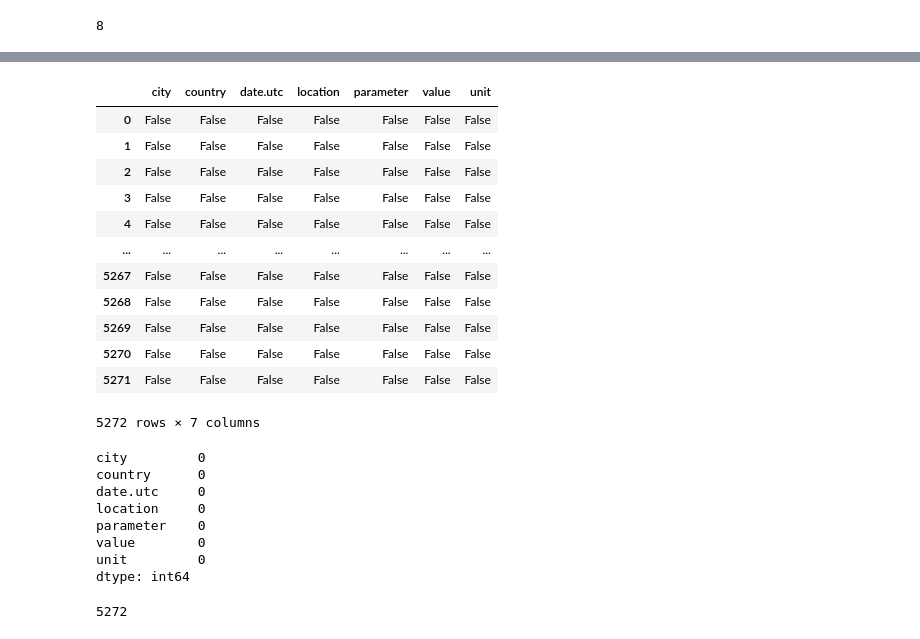
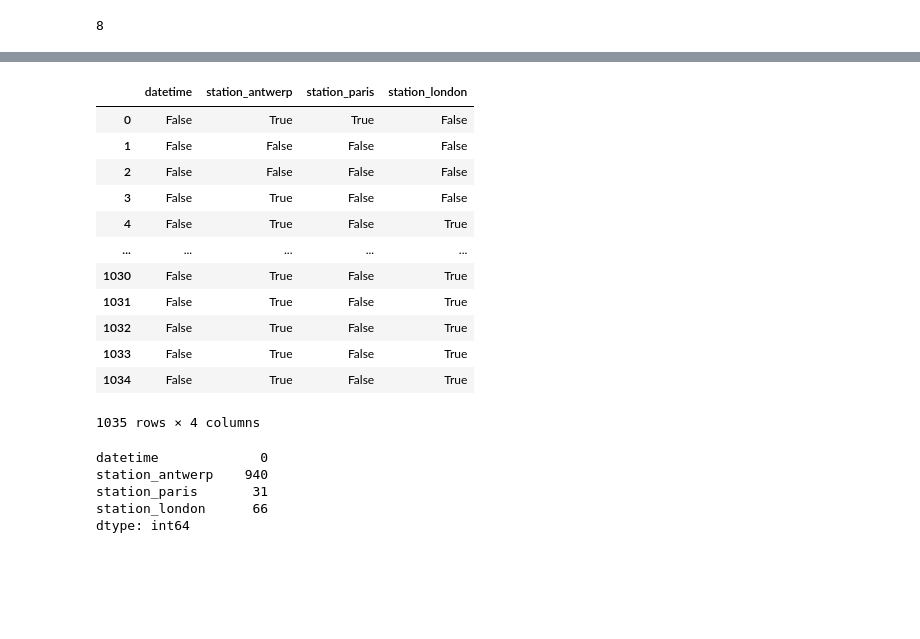
Before and after one commit to Digvijay1000/Pandas, a Jupyter notebook: Digvi_Practice_Pandas.ipynb, the cells around one changed output, grey strips where cells are left out. Cells and saved outputs as stored; diff of their text form; code cells hidden in the pictures; blank space fills up the shorter version.

```diff
--- a/Digvi_Practice_Pandas.ipynb
+++ b/Digvi_Practice_Pandas.ipynb
@@ -228,6 +228,6 @@ pd.options.display.max_categories
 # %% [output]
 8
 # %%
-df=pd.read_csv('air_quality_long.csv')
+df=pd.read_csv('air_quality.csv')
 df
 # %% [output]
@@ -314,2 +311,5 @@ df.describe()
 # %%
 # df.corr()
+# %%
+df1=df.copy()
+df1
@@ -316,31 +358,24 @@ df.describe()
 # %%
-df.isnull()
+df1.isnull()
 # %% [output]
-|  | city | country | date.utc | location | parameter | value | unit |
-| 0 | False | False | False | False | False | False | False |
-| 1 | False | False | False | False | False | False | False |
-| 2 | False | False | False | False | False | False | False |
-| 3 | False | False | False | False | False | False | False |
-| 4 | False | False | False | False | False | False | False |
-| ... | ... | ... | ... | ... | ... | ... | ... |
-| 5267 | False | False | False | False | False | False | False |
-| 5268 | False | False | False | False | False | False | False |
-| 5269 | False | False | False | False | False | False | False |
-| 5270 | False | False | False | False | False | False | False |
-| 5271 | False | False | False | False | False | False | False |
+|  | datetime | station_antwerp | station_paris | station_london |
+| 0 | False | True | True | False |
+| 1 | False | False | False | False |
+| 2 | False | False | False | False |
+| 3 | False | True | False | False |
+| 4 | False | True | False | True |
+| ... | ... | ... | ... | ... |
+| 1030 | False | True | False | True |
+| 1031 | False | True | False | True |
+| 1032 | False | True | False | True |
+| 1033 | False | True | False | True |
+| 1034 | False | True | False | True |
-5272 rows × 7 columns
+1035 rows × 4 columns
 # %%
-df.isnull().sum()
+df1.isnull().sum()
 # %% [output]
-city         0
-country      0
-date.utc     0
-location     0
-parameter    0
-value        0
-unit         0
+datetime             0
+station_antwerp    940
+station_paris       31
+station_london      66
 dtype: int64
-# %%
-len(df)
-# %% [output]
-5272
```
Also changed, not shown: parts of 23 cells of this notebook.
